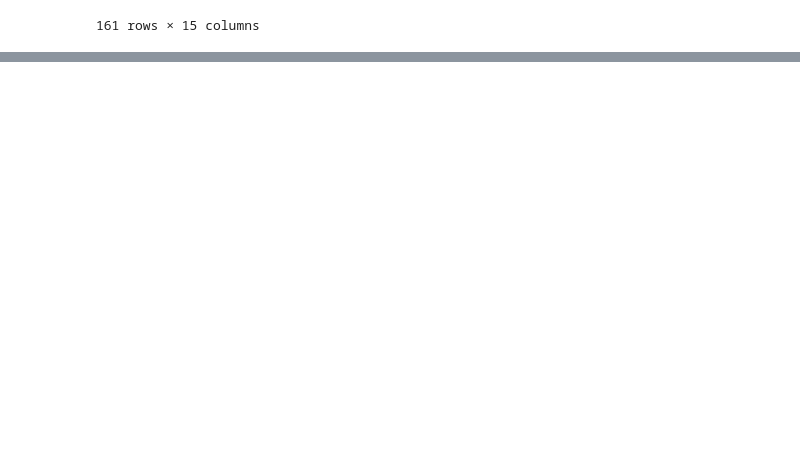
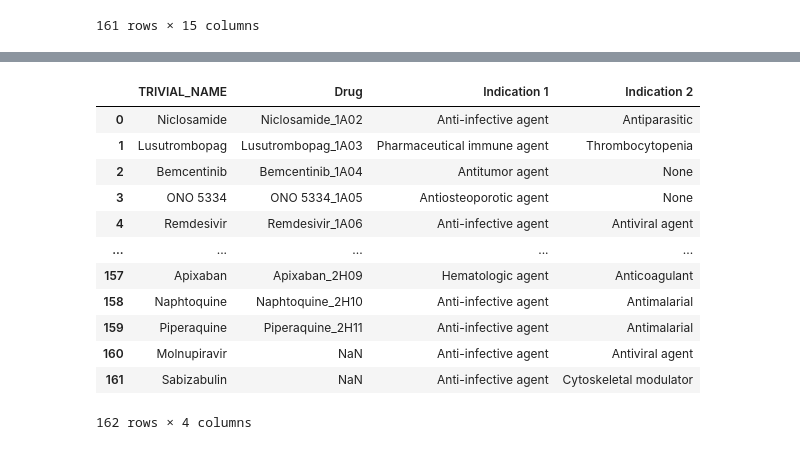
Before and after one commit to MercaderLabAnatomy/CoVasc_DataApp, a Jupyter notebook: Untitled.ipynb, the cells around one changed output, grey strips where cells are left out. Cells and saved outputs as stored; diff of their text form; code cells hidden in the pictures; blank space fills up the shorter version.

```diff
--- a/Untitled.ipynb
+++ b/Untitled.ipynb
@@ -175,0 +176,28 @@ df_lit
+# %%
+def get_indications():
+    df_mmv = pd.read_excel("Data/CovidBox_Map.xlsx")
+    df_mmv["Drug"] = df_mmv["TRIVIAL_NAME"] + "_" + df_mmv["Plate ID"].astype(str).str.replace(".0","") + df_mmv["Well ID"]
+    df_mmv = df_mmv[["TRIVIAL_NAME","Drug","Indication"]]
+    df_mmv[["Indication 1","Indication 2"]] = df_mmv["Indication"].str.split(" - ",expand = True)
+    df_mmv = df_mmv.drop("Indication",axis=1)
+    ind1 = list(df_mmv["Indication 1"].unique())
+    ind2 = list(df_mmv["Indication 2"].unique())
+    return df_mmv, ind1, ind2
+# %%
+df_ind,i1,i2 = get_indications()
+# %%
+df_ind
+# %% [output]
+|  | TRIVIAL_NAME | Drug | Indication 1 | Indication 2 |
+| 0 | Niclosamide | Niclosamide_1A02 | Anti-infective agent | Antiparasitic |
+| 1 | Lusutrombopag | Lusutrombopag_1A03 | Pharmaceutical immune agent | Thrombocytopenia |
+| 2 | Bemcentinib | Bemcentinib_1A04 | Antitumor agent | None |
+| 3 | ONO 5334 | ONO 5334_1A05 | Antiosteoporotic agent | None |
+| 4 | Remdesivir | Remdesivir_1A06 | Anti-infective agent | Antiviral agent |
+| ... | ... | ... | ... | ... |
+| 157 | Apixaban | Apixaban_2H09 | Hematologic agent | Anticoagulant |
+| 158 | Naphtoquine | Naphtoquine_2H10 | Anti-infective agent | Antimalarial |
+| 159 | Piperaquine | Piperaquine_2H11 | Anti-infective agent | Antimalarial |
+| 160 | Molnupiravir | NaN | Anti-infective agent | Antiviral agent |
+| 161 | Sabizabulin | NaN | Anti-infective agent | Cytoskeletal modulator |
+162 rows × 4 columns
```
Also changed, not shown: parts of 1 cell of this notebook, 1 other file.
